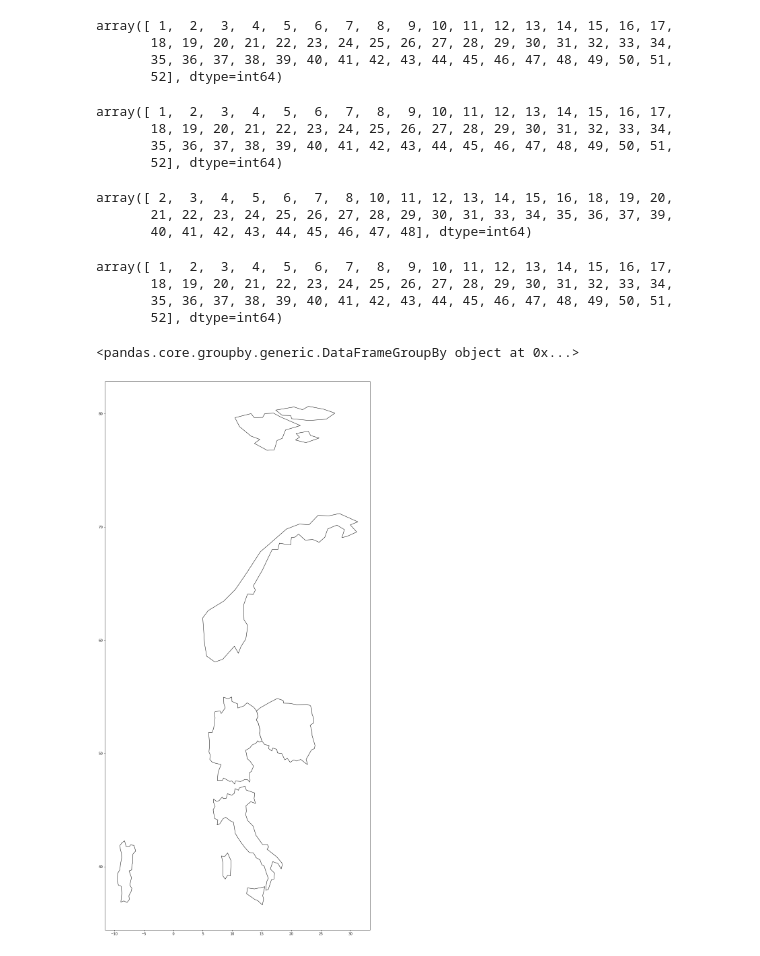
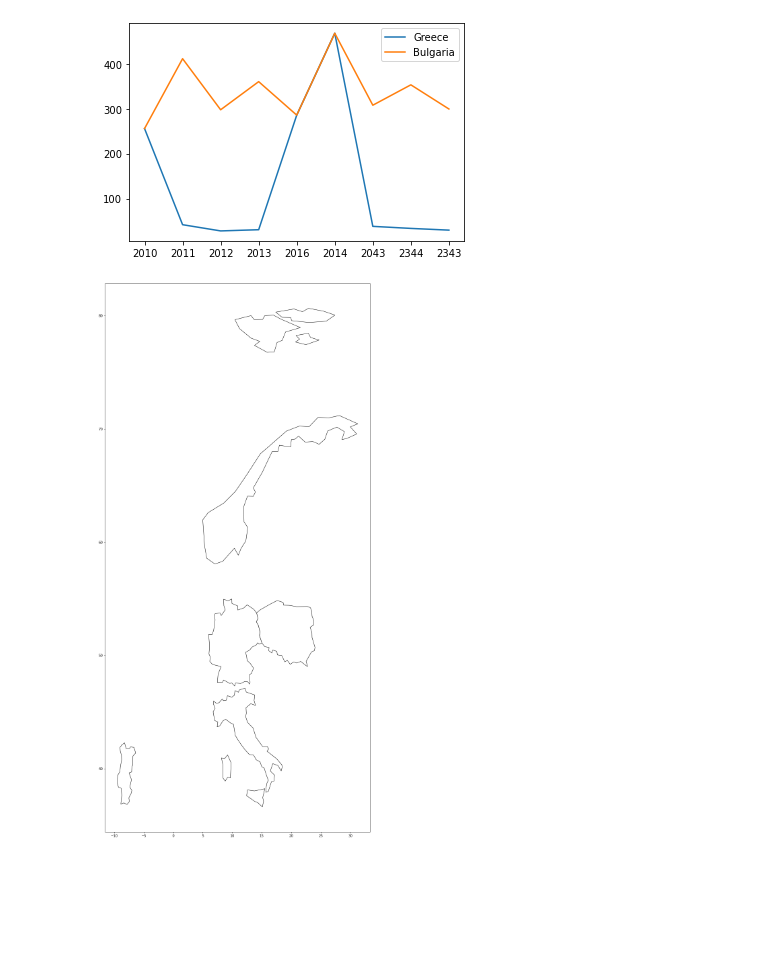
Before and after one commit to JohnsenClasses/final-project-schneider-thapa-koirala, a Jupyter notebook: euriceinfo.ipynb, the cells around one changed output. Drawn from its saved outputs; the diff is of its cells as text; code cells hidden in the pictures; blank space fills up the shorter version.

```diff
--- a/euriceinfo.ipynb
+++ b/euriceinfo.ipynb
@@ -127,38 +111,16 @@ df_riceprice2020.query("memberStateName=='Spain'")
-# %%
-#filtering data for year 2019, 2001, 2010 and displaying all unique values in weekNumber
-df_riceprice2019=df_riceprice["2019-01-01":"2020-01-01"].sort_index()
-df_riceprice2001=df_riceprice["2001-01-01":"2002-01-01"].sort_index()
-df_riceprice2010=df_riceprice["2010-01-01":"2011-01-01"].sort_index()
-display(df_riceprice2019.query("memberStateName=='Spain'").sort_values("weekNumber")["weekNumber"].unique())
-display(df_riceprice2020.query("memberStateName=='Spain'").sort_values("weekNumber")["weekNumber"].unique())
-display(df_riceprice2001.query("memberStateName=='Spain'").sort_values("weekNumber")["weekNumber"].unique())
-display(df_riceprice2010.query("memberStateName=='Spain'").sort_values("weekNumber")["weekNumber"].unique())
-# %% [output]
-array([ 1,  2,  3,  4,  5,  6,  7,  8,  9, 10, 11, 12, 13, 14, 15, 16, 17,
-       18, 19, 20, 21, 22, 23, 24, 25, 26, 27, 28, 29, 30, 31, 32, 33, 34,
-       35, 36, 37, 38, 39, 40, 41, 42, 43, 44, 45, 46, 47, 48, 49, 50, 51,
-       52], dtype=int64)
-array([ 1,  2,  3,  4,  5,  6,  7,  8,  9, 10, 11, 12, 13, 14, 15, 16, 17,
-       18, 19, 20, 21, 22, 23, 24, 25, 26, 27, 28, 29, 30, 31, 32, 33, 34,
-       35, 36, 37, 38, 39, 40, 41, 42, 43, 44, 45, 46, 47, 48, 49, 50, 51,
-       52], dtype=int64)
-array([ 2,  3,  4,  5,  6,  7,  8, 10, 11, 12, 13, 14, 15, 16, 18, 19, 20,
-       21, 22, 23, 24, 25, 26, 27, 28, 29, 30, 31, 33, 34, 35, 36, 37, 39,
-       40, 41, 42, 43, 44, 45, 46, 47, 48], dtype=int64)
-array([ 1,  2,  3,  4,  5,  6,  7,  8,  9, 10, 11, 12, 13, 14, 15, 16, 17,
-       18, 19, 20, 21, 22, 23, 24, 25, 26, 27, 28, 29, 30, 31, 32, 33, 34,
-       35, 36, 37, 38, 39, 40, 41, 42, 43, 44, 45, 46, 47, 48, 49, 50, 51,
-       52], dtype=int64)
-# %%
-#grouby memberStateName and grouby year
-#avg_price_country=df_riceprice2020.groupby(["memberStateName"]).mean().drop(columns={"weekNumber"})
-#display(avg_price_country)
-#df_riceprice.groupby(["memberStateName"])
-grouped_df=df_riceprice.groupby(["memberStateName","beginDate"])["price"].mean()
-df_grouped=pd.DataFrame(grouped_df).sort_values("beginDate")
-df_grouped.groupby(["memberStateName","beginDate"])
-# %% [output]
-<pandas.core.groupby.generic.DataFrameGroupBy object at 0x...>
+# %%
+Bulgaria = [255.912727,	411.633953,	297.783,	360.46125,	285.834848,	468.339966,	307.951458,	353.371717,299.525287	]
+Greece = [255.912727,41.633953,	27.783,	30.46125,	285.834848,	468.339966,	37.951458,	33.371717,	29.525287	]
+year = ["2010", "2011", "2012", "2013", "2016", "2014", "2043", "2344","2343"]
+
+fig, ax = plt.subplots()
+ax.plot(year, Greece, label="Greece")
+ax.plot(year, Bulgaria, label="Bulgaria")
+ax.legend()
+
+plt.show()
+# %% [output]
+[figure, added]
 # %%
 world = gpd.read_file(gpd.datasets.get_path('naturalearth_lowres'))
 world.query("continent=='Europe'").query(f"name=={'Norway','Portugal','Italy','Germany','Poland'}").plot(color='white',edgecolor='black',figsize=(20,30)),
```
Also changed, not shown: parts of 9 cells of this notebook.
